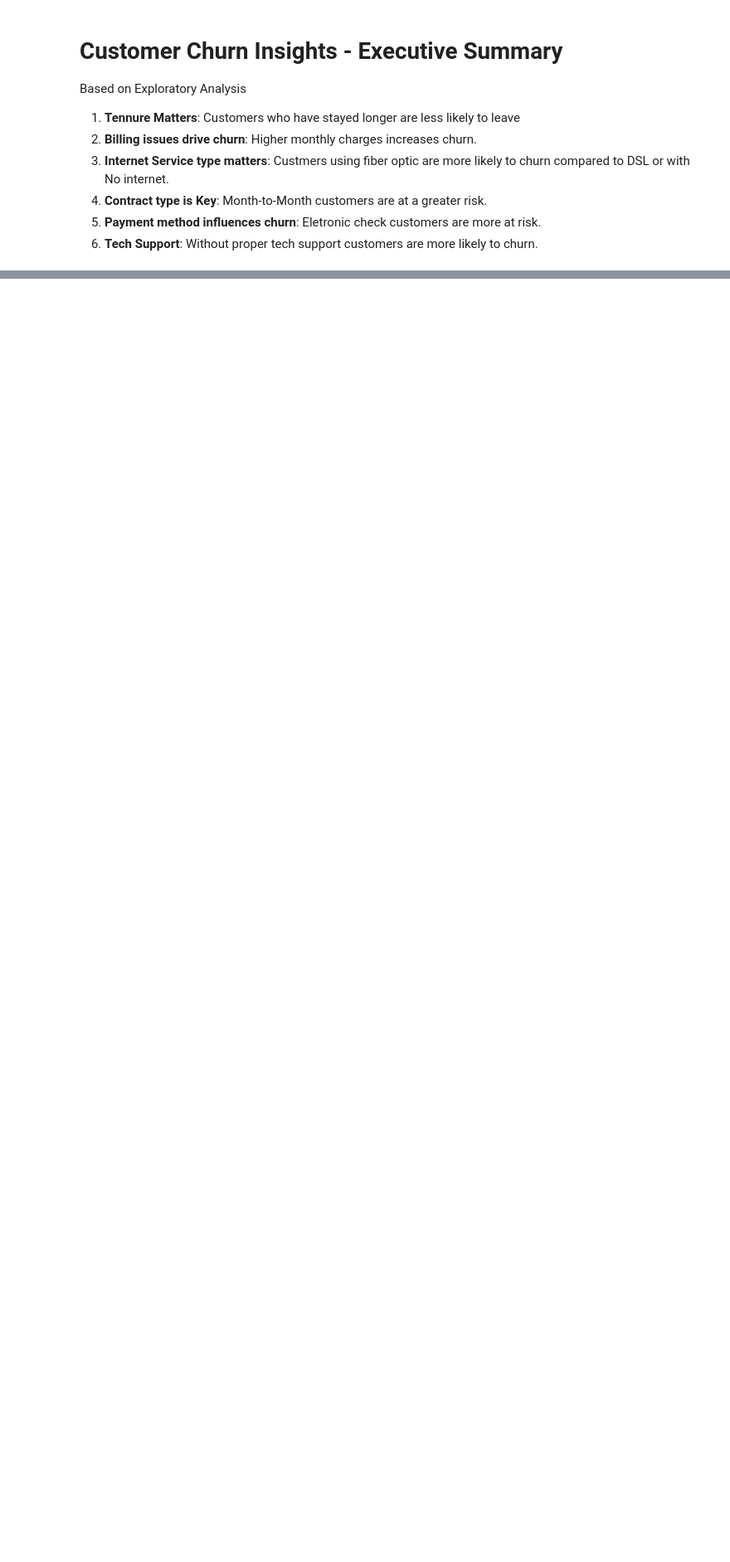
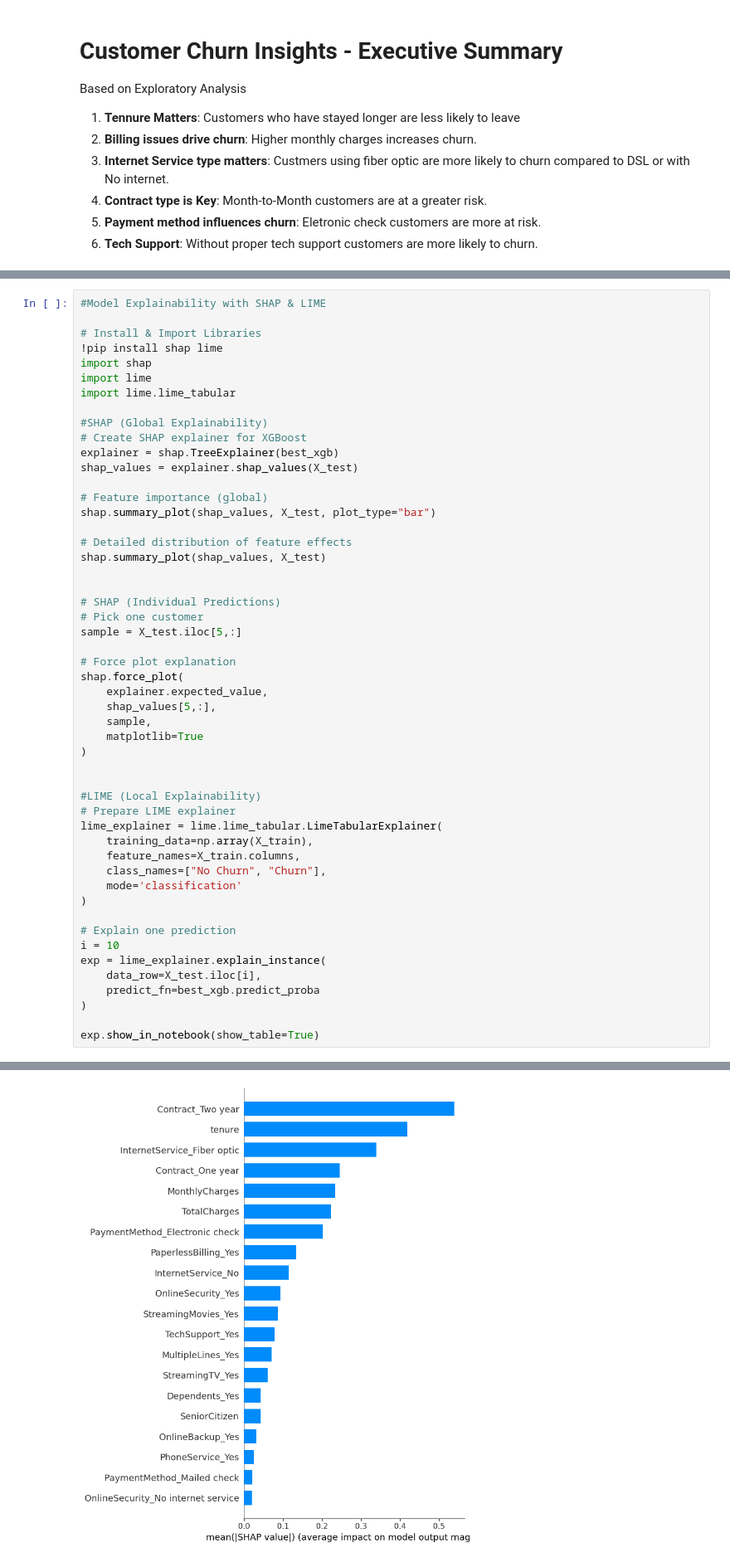
Before and after one commit to BHARATH077/customer-churn-ml, a Jupyter notebook: notebooks/01_data_exploration.ipynb, the cells around one changed output, grey strips where cells are left out. Shown at 83% size. Drawn from its saved outputs; the diff is of its cells as text; blank space fills up the shorter version.

```diff
--- a/notebooks/01_data_exploration.ipynb
+++ b/notebooks/01_data_exploration.ipynb
@@ -283,0 +575,52 @@ print(classification_report(y_test, y_pred))
+# %%
+#Model Explainability with SHAP & LIME
+
+# Install & Import Libraries
+!pip install shap lime
+import shap
+import lime
+import lime.lime_tabular
+
+#SHAP (Global Explainability)
+# Create SHAP explainer for XGBoost
+explainer = shap.TreeExplainer(best_xgb)
+shap_values = explainer.shap_values(X_test)
+
+# Feature importance (global)
+shap.summary_plot(shap_values, X_test, plot_type="bar")
+
+# Detailed distribution of feature effects
+shap.summary_plot(shap_values, X_test)
+
+
+# SHAP (Individual Predictions)
+# Pick one customer
+sample = X_test.iloc[5,:]
+
+# Force plot explanation
+shap.force_plot(
+    explainer.expected_value,
+    shap_values[5,:],
+    sample,
+    matplotlib=True
+)
+
+
+#LIME (Local Explainability)
+# Prepare LIME explainer
+lime_explainer = lime.lime_tabular.LimeTabularExplainer(
+    training_data=np.array(X_train),
+    feature_names=X_train.columns,
+    class_names=["No Churn", "Churn"],
+    mode='classification'
+)
+
+# Explain one prediction
+i = 10
+exp = lime_explainer.explain_instance(
+    data_row=X_test.iloc[i],
+    predict_fn=best_xgb.predict_proba
+)
+
+exp.show_in_notebook(show_table=True)
+# %% [output]
@@ -283,0 +644 @@ print(classification_report(y_test, y_pred))
+[figure, added]
```
Also changed, not shown: parts of 7 cells of this notebook.
